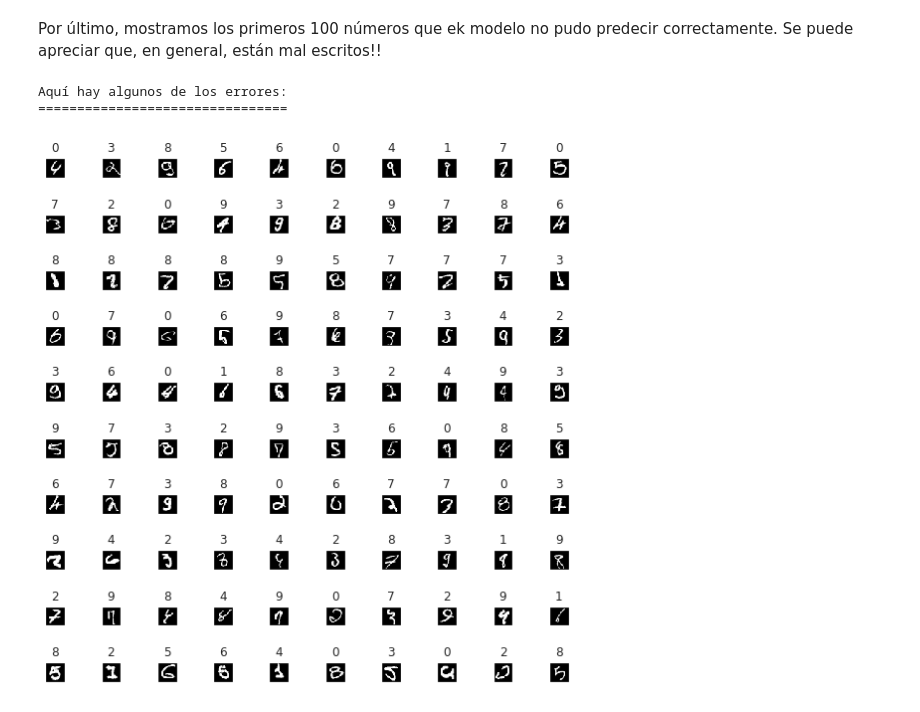
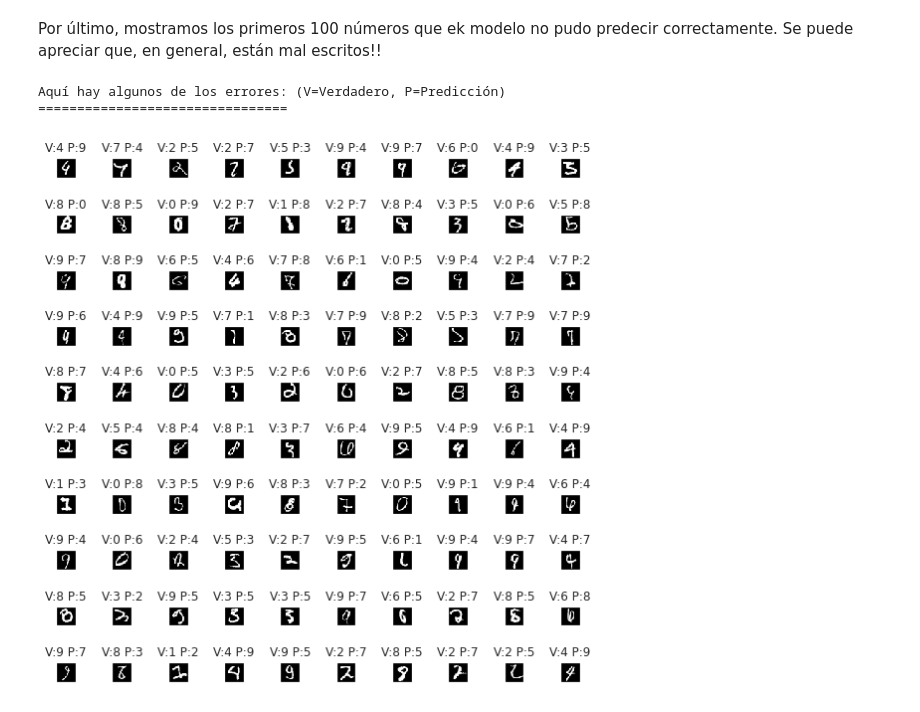
Before and after one commit to Edgar-IAH/MNIST, a Jupyter notebook: MNIST_Practice_2_0.ipynb, the cells around one changed output. Drawn from its saved outputs; the diff is of its cells as text; code cells hidden in the pictures.

```diff
--- a/MNIST_Practice_2_0.ipynb
+++ b/MNIST_Practice_2_0.ipynb
@@ -123,8 +123,8 @@ Accuracy :  0.1004
 Precision:  0.1004
 Recall:     0.1004
 # %%
-#model = MLPClassifier(max_iter=5000, hidden_layer_sizes=(15,15)) # Multi-layer perceptron (must increase number of iterations)
-model = MLPClassifier()
+model = MLPClassifier(max_iter=5000, hidden_layer_sizes=(500,100))
+#model = MLPClassifier()
 cv = RepeatedKFold(n_splits=2, n_repeats=1, random_state=10) # k-folds cross-validation
 
 # Metrics to evaluate model
@@ -232,7 +232,7 @@ fig, axes = plt.subplots(20, 10, figsize=(8, 16))
 fig.tight_layout()
 
 for i in range(200):
-  offset = 100
+  offset = 200
   plt.gray()
   ax = plt.subplot(20, 10, i+1)
   if predictions[offset+i] == y_test[offset+i]:
@@ -254,34 +254,34 @@ plt.show()
 # %% [markdown]
 Por último, mostramos los primeros 100 números que ek modelo no pudo predecir correctamente. Se puede apreciar que, en general, están mal escritos!!
 # %%
-print("Aquí hay algunos de los errores:")
+print("Aquí hay algunos de los errores: (V=Verdadero, P=Predicción)")
 print("================================")
 
 fig, axes = plt.subplots(10, 10, figsize=(8, 8))
 fig.tight_layout()
 
 i = 0
 graficas = 0
 offset = 0
 while graficas < 100:
 
   if predictions[offset+i] != y_test[offset+i]:
     plt.gray()
     graficas = graficas + 1
     ax = plt.subplot(10, 10, graficas)
-    ax.set_title(predictions[offset+i])
+    ax.set_title('V:'+ str(y_test[offset+i]) + ' P:'+ str(predictions[offset+i]))
     plt.gca().axes.get_yaxis().set_visible(False)
     plt.gca().axes.get_xaxis().set_visible(False)
     imagen = np.zeros((28, 28))
     for r in range(28):
       for c in range(28):
         imagen[r,c] = X_test[offset+i, r*28+c]
     plt.matshow(imagen,fignum=False)
 
   i = i + 1
 
 plt.show()
 # %% [output]
-Aquí hay algunos de los errores:
+Aquí hay algunos de los errores: (V=Verdadero, P=Predicción)
 ================================
-[figure, old version]
+[figure, new version]
```
Also changed, not shown: parts of 6 cells of this notebook.
